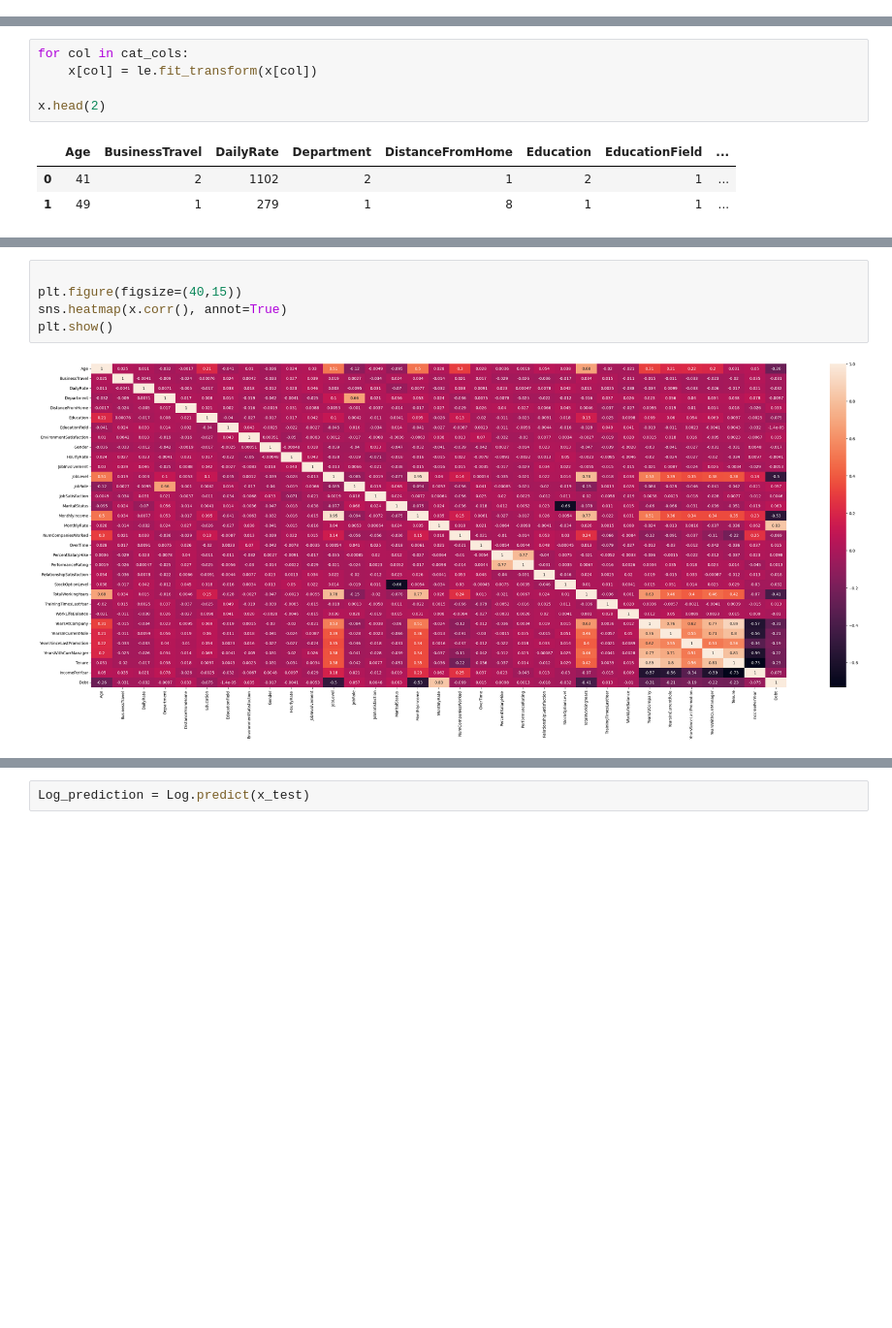
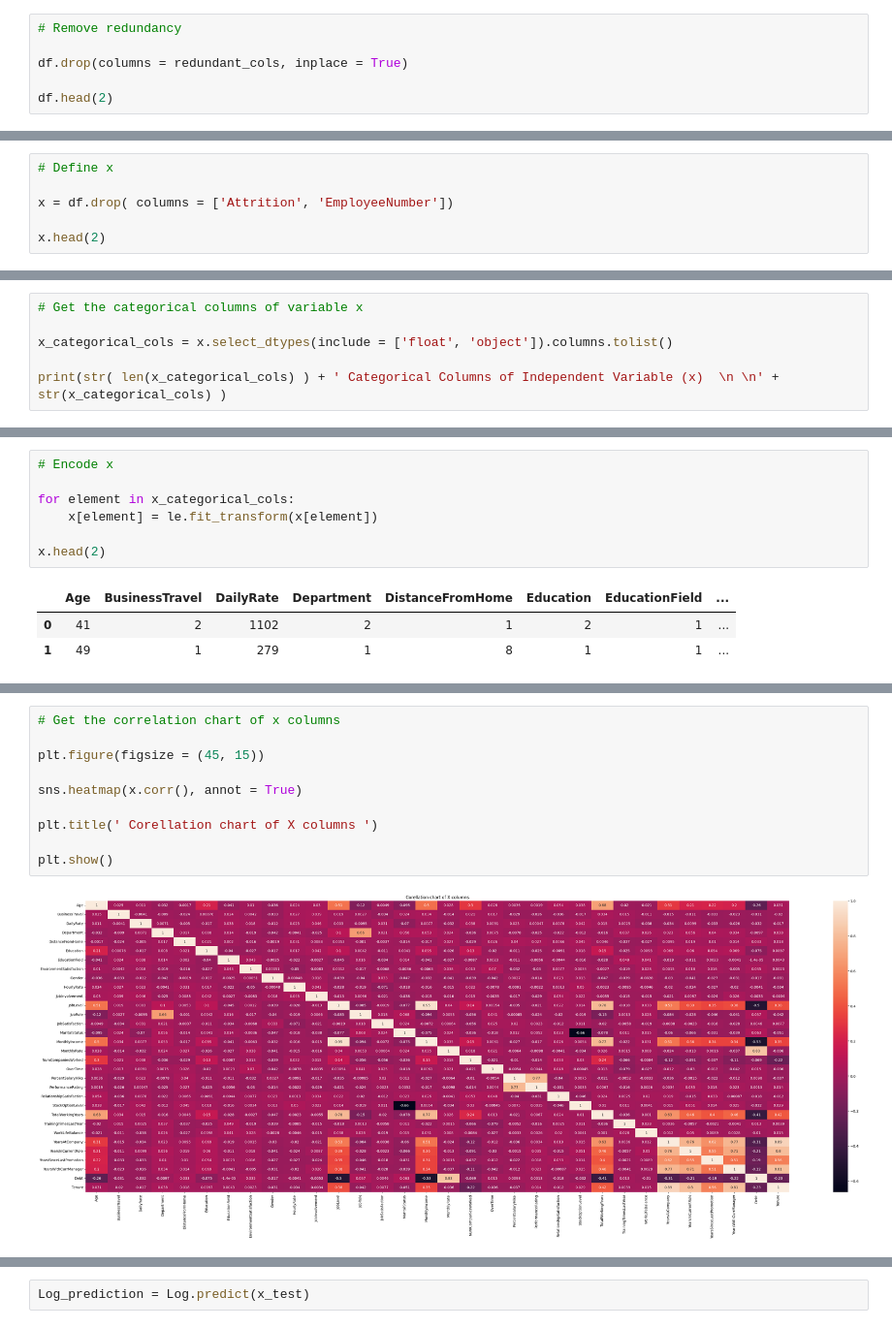
Before and after one commit to CreativeTob/InsightHQ, a Jupyter notebook: main.ipynb, the cells around one changed output, grey strips where cells are left out. Shown: that part at 97% size. Cells and saved outputs as stored; diff of their text form; blank space fills up the shorter version.

```diff
--- a/main.ipynb
+++ b/main.ipynb
@@ -152,0 +128,6 @@ df.drop(columns='StandardHours', inplace= True)
+# %%
+# Remove redundancy
+
+df.drop(columns = redundant_cols, inplace = True)
+
+df.head(2)
@@ -196,0 +184,6 @@ cat_cols
+# %%
+# Define x
+
+x = df.drop( columns = ['Attrition', 'EmployeeNumber'])
+
+x.head(2)
@@ -196,0 +213,6 @@ cat_cols
+# %%
+# Get the categorical columns of variable x
+
+x_categorical_cols = x.select_dtypes(include = ['float', 'object']).columns.tolist()
+
+print(str( len(x_categorical_cols) ) + ' Categorical Columns of Independent Variable (x)  \n \n' + str(x_categorical_cols) )
@@ -197,6 +229,8 @@ cat_cols
 # %%
-for col in cat_cols:
-    x[col] = le.fit_transform(x[col])
+# Encode x
+
+for element in x_categorical_cols:
+    x[element] = le.fit_transform(x[element])
 
 x.head(2)
 # %% [output]
@@ -206,7 +268,12 @@ x.head(2)
 # %%
+# Get the correlation chart of x columns
 
-plt.figure(figsize=(40,15))
-sns.heatmap(x.corr(), annot=True)
+plt.figure(figsize = (45, 15))
+
+sns.heatmap(x.corr(), annot = True)
+
+plt.title(' Corellation chart of X columns ')
+
 plt.show()
 # %% [output]
-[figure, old version]
+[figure, new version]
```
Also changed, not shown: parts of 75 cells of this notebook, 4 other files.
